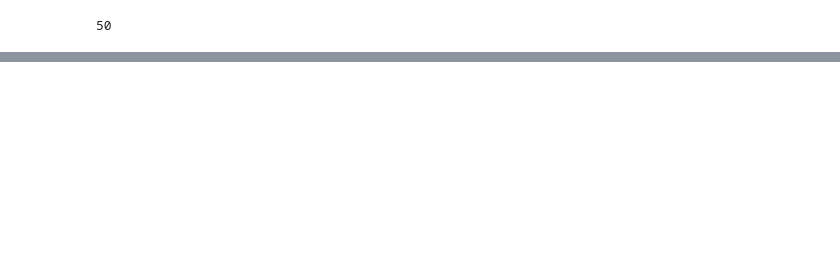
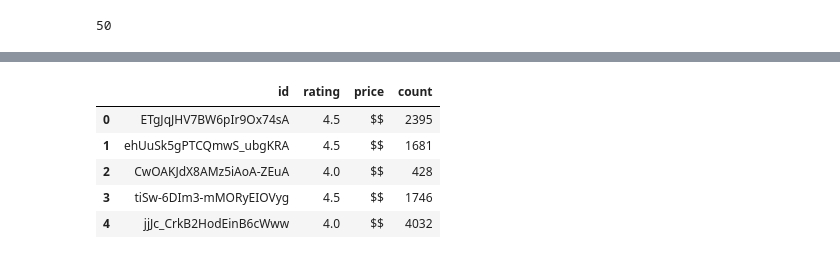
Before and after one commit to cyuancheng/NLP_Yelp_review, a Jupyter notebook: NLP_2_yelp.ipynb, the cells around one changed output, grey strips where cells are left out. Cells and saved outputs as stored; diff of their text form; code cells hidden in the pictures; blank space fills up the shorter version.

```diff
--- a/NLP_2_yelp.ipynb
+++ b/NLP_2_yelp.ipynb
@@ -132,0 +138,10 @@ list_buss
+# %%
+high_rating = list_buss[list_buss['rating']>=4.0]
+high_rating.head()
+# %% [output]
+|  | id | rating | price | count |
+| 0 | ETgJqJHV7BW6pIr9Ox74sA | 4.5 | $$ | 2395 |
+| 1 | ehUuSk5gPTCQmwS_ubgKRA | 4.5 | $$ | 1681 |
+| 2 | CwOAKJdX8AMz5iAoA-ZEuA | 4.0 | $$ | 428 |
+| 3 | tiSw-6DIm3-mMORyEIOVyg | 4.5 | $$ | 1746 |
+| 4 | jjJc_CrkB2HodEinB6cWww | 4.0 | $$ | 4032 |
```
Also changed, not shown: parts of 12 cells of this notebook.
